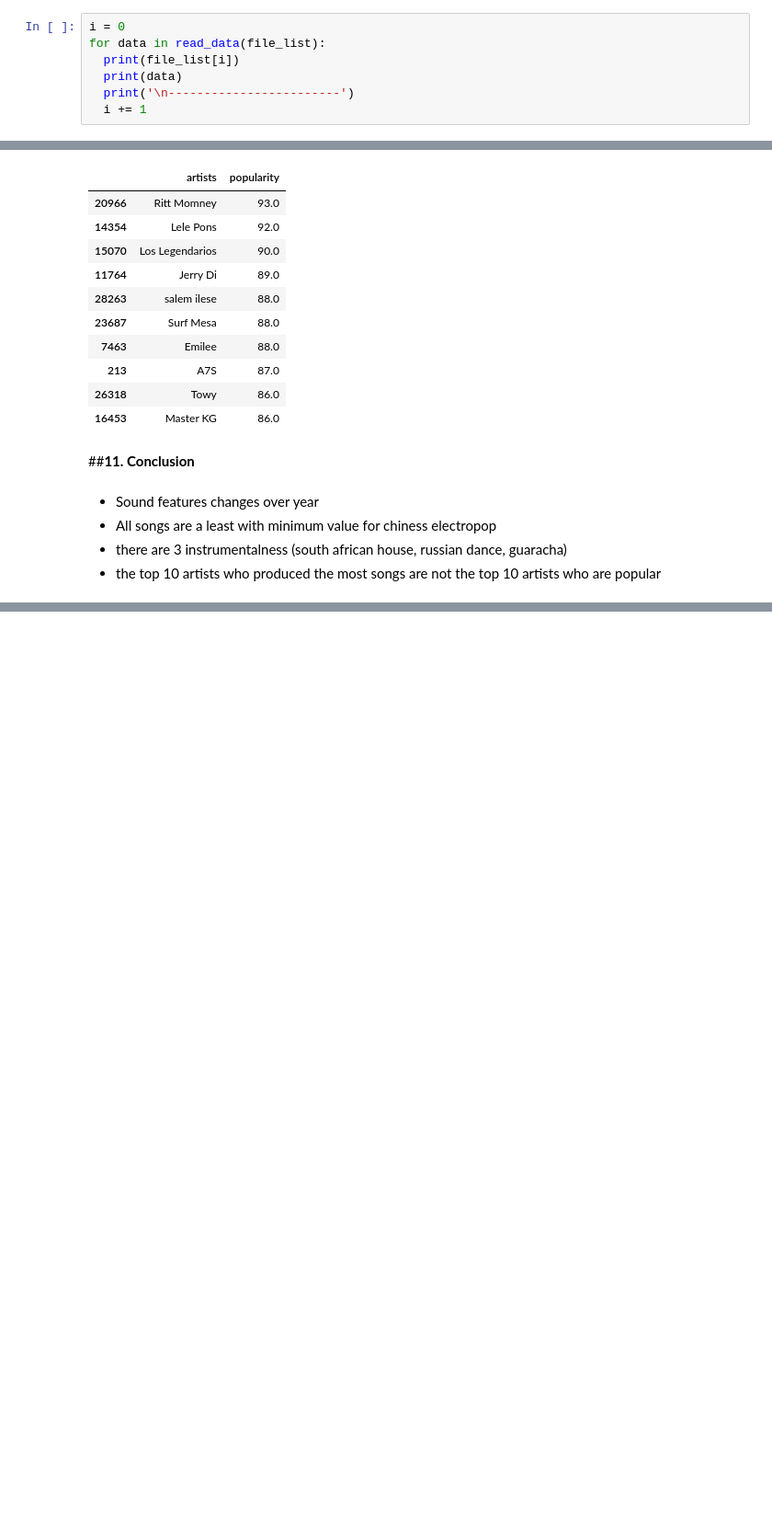
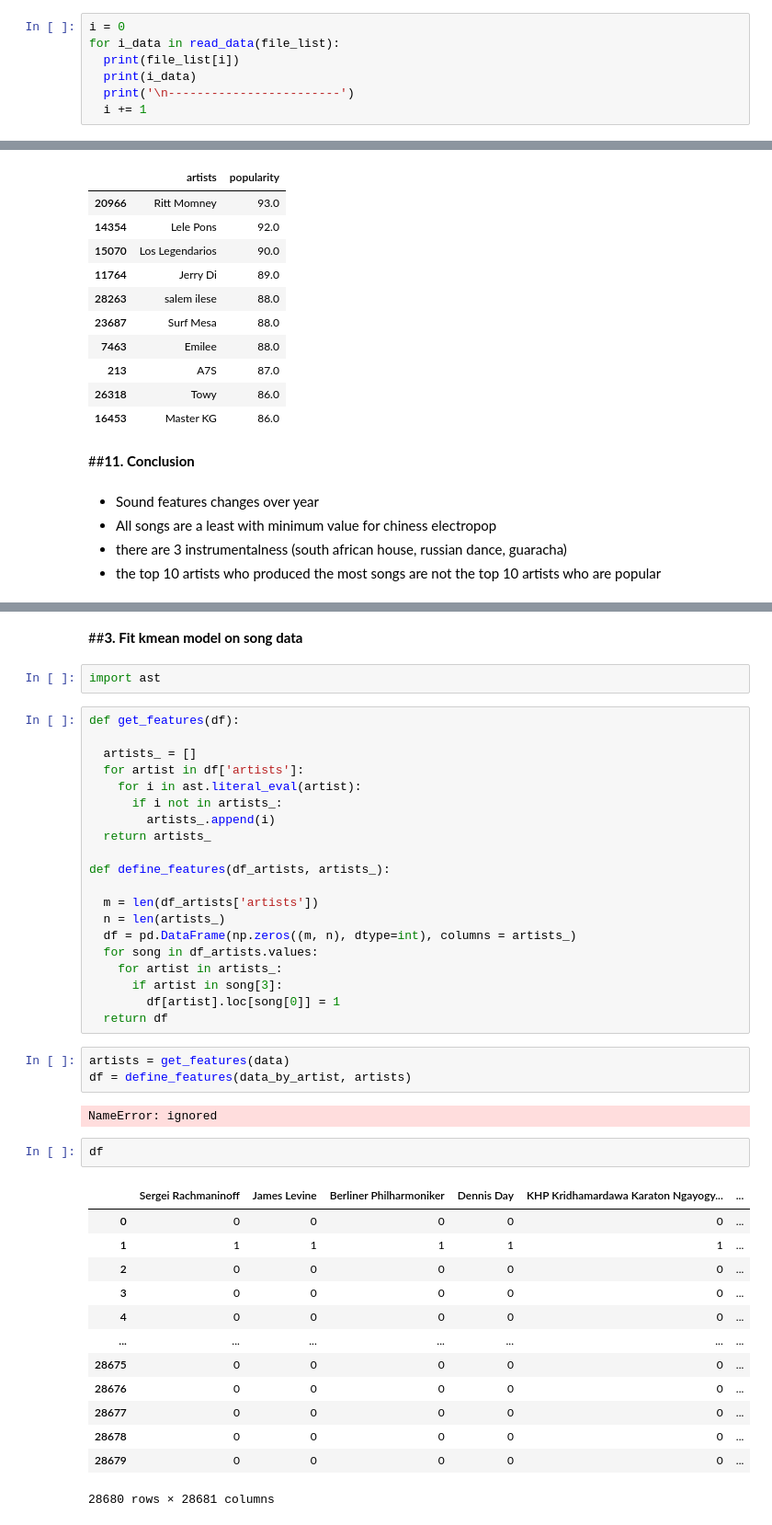
Before and after one commit to ilaid58/gomycode_LabPhase, a Jupyter notebook: LabPhase.ipynb, the cells around one changed output, grey strips where cells are left out. Shown: that part at 92% size. Cells and saved outputs as stored; diff of their text form; blank space fills up the shorter version.

```diff
--- a/LabPhase.ipynb
+++ b/LabPhase.ipynb
@@ -35,9 +43,9 @@ def read_data(files):
 data_by_artist, data, data_by_genres, data_by_year, data_w_genres = read_data(file_list)
 # %%
 i = 0
-for data in read_data(file_list):
+for i_data in read_data(file_list):
   print(file_list[i])
-  print(data)
+  print(i_data)
   print('\n------------------------')
   i += 1
 # %% [output]
@@ -280,0 +326,45 @@ top_10_popularity
+# %% [markdown]
+##**3. Fit kmean model on song data**
+# %%
+import ast
+# %%
+def get_features(df):
+
+  artists_ = []
+  for artist in df['artists']:
+    for i in ast.literal_eval(artist):
+      if i not in artists_:
+        artists_.append(i)
+  return artists_
+
+def define_features(df_artists, artists_):
+
+  m = len(df_artists['artists'])
+  n = len(artists_)
+  df = pd.DataFrame(np.zeros((m, n), dtype=int), columns = artists_)
+  for song in df_artists.values:
+    for artist in artists_:
+      if artist in song[3]:
+        df[artist].loc[song[0]] = 1
+  return df
+# %%
+artists = get_features(data)
+df = define_features(data_by_artist, artists)
+# %% [output]
+NameError: ignored
+# %%
+df
+# %% [output]
+|  | Sergei Rachmaninoff | James Levine | Berliner Philharmoniker | Dennis Day | KHP Kridhamardawa Karaton Ngayogy... | ... |
+| 0 | 0 | 0 | 0 | 0 | 0 | ... |
+| 1 | 1 | 1 | 1 | 1 | 1 | ... |
+| 2 | 0 | 0 | 0 | 0 | 0 | ... |
+| 3 | 0 | 0 | 0 | 0 | 0 | ... |
+| 4 | 0 | 0 | 0 | 0 | 0 | ... |
+| ... | ... | ... | ... | ... | ... | ... |
+| 28675 | 0 | 0 | 0 | 0 | 0 | ... |
+| 28676 | 0 | 0 | 0 | 0 | 0 | ... |
+| 28677 | 0 | 0 | 0 | 0 | 0 | ... |
+| 28678 | 0 | 0 | 0 | 0 | 0 | ... |
+| 28679 | 0 | 0 | 0 | 0 | 0 | ... |
+28680 rows × 28681 columns
```
Also changed, not shown: parts of 27 cells of this notebook.
